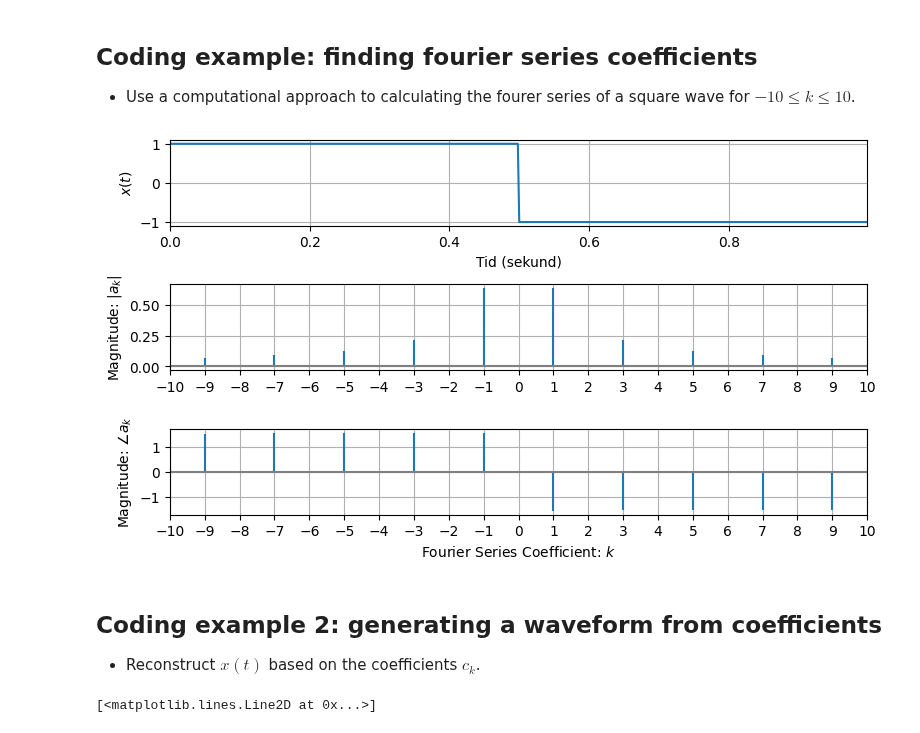
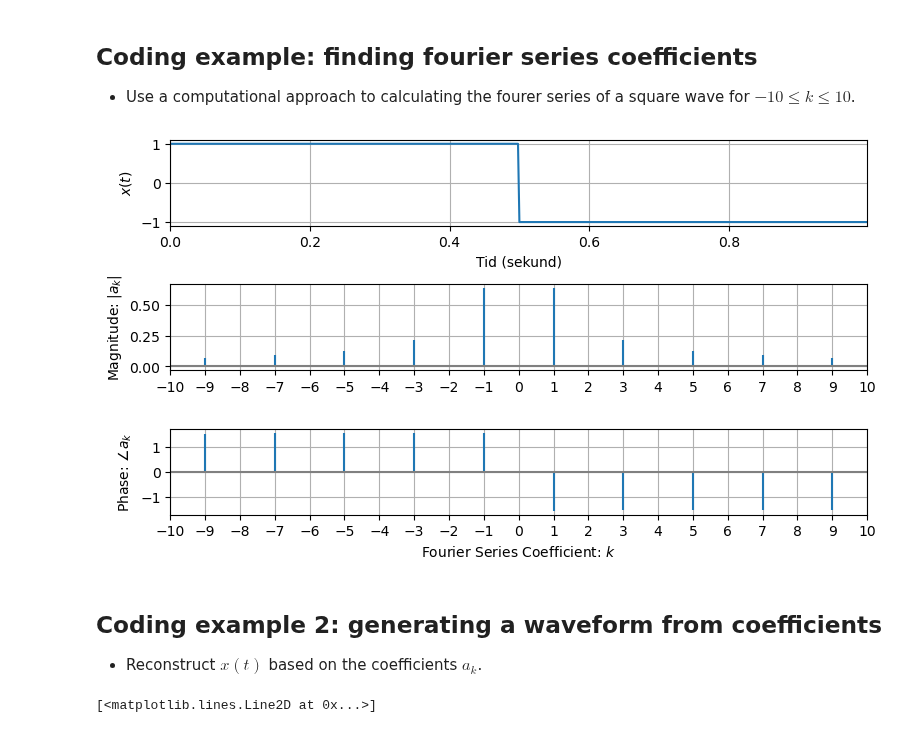
Before and after one commit to kaierih/AIS2201-Lecture_Notes, a Jupyter notebook: continuous_signals/fourier_series.ipynb, the cells around one changed output. Drawn from its saved outputs; the diff is of its cells as text; code cells hidden in the pictures.

```diff
--- a/continuous_signals/fourier_series.ipynb
+++ b/continuous_signals/fourier_series.ipynb
@@ -224,46 +224,49 @@ Text(0, 0.5, 'Phase (rad)')
 ## Coding example: finding fourier series coefficients
 * Use a computational approach to calculating the fourer series of a square wave for  $-10\leq k \leq 10$.
 # %%
-def fourier_series(x: callable, t: list[float], K: int):
-    k = np.arange(-K, K+1)
-    c_k = np.zeros(len(k))*1j
-    for index, value in enumerate(k):
-        c_k[index] = np.mean(x_t*exp(-2j*pi*value*t/T_0))
-    return k, c_k
+from numpy import e, pi
+
+def fourier_series(t, x_t, k_max=10):
+    k_series = np.arange(-k_max, k_max+1)
+    a_k = np.zeros(2*k_max+1) + 0j
+
+    for i, k in enumerate(k_series):
+        a_k[i] = np.mean(x_t*e**(-2j*pi*k*t/T_0))
+    return k_series, a_k
 
 
 # Her lager vi 1 periode av trekantpulsen x(t):
 fs = 500; T_0 = 1 # 1 sekund
 t = np.linspace(0, T_0, int(T_0*fs), endpoint=False)
 x_t = np.concatenate((np.ones(T_0*fs//2), -np.ones(T_0*fs//2)))
 
 # Utfør fourierrekkedekomposisjon
 
-k, c_k = fourier_series(x_t, t, 10)
+k, c_k = fourier_series(t, x_t, 10)
 
 plt.close(1); plt.figure(1)
 plt.subplot(3,1,1)
 plt.plot(t, x_t)
 plt.xlabel("Tid (sekund)")
 plt.ylabel(r"$x(t)$")
 plt.grid(True)
 plt.subplot(3,1,2)
 plt.stem(k, np.abs(c_k),basefmt="grey").markerline.set_markersize(0)
 plt.xticks(k)
 plt.ylabel(r'Magnitude: $|a_k|$')
 plt.grid(True)
 plt.xlim([-10, 10])
 plt.subplot(3,1,3)
 plt.stem(k, np.where(np.abs(c_k)>1e-6, np.angle(c_k), 0),basefmt="grey").markerline.set_markersize(0)
 plt.xticks(k)
 plt.xlabel(r'Fourier Series Coefficient: $k$')
-plt.ylabel(r'Magnitude: $\angle a_k$')
+plt.ylabel(r'Phase: $\angle a_k$')
 plt.grid(True)
 plt.xlim([-10, 10])
 plt.tight_layout()# Rydd plass til aksenavn mellom plot
 # %% [output]
-[figure, old version]
+[figure, new version]
 # %% [markdown]
 ## Coding example 2: generating a waveform from coefficients
-* Reconstruct  $x(t)$ based on the coefficients $c_k$.
+* Reconstruct  $x(t)$ based on the coefficients $a_k$.
 # %%
```
Also changed, not shown: parts of 5 cells of this notebook, 1 other file.
